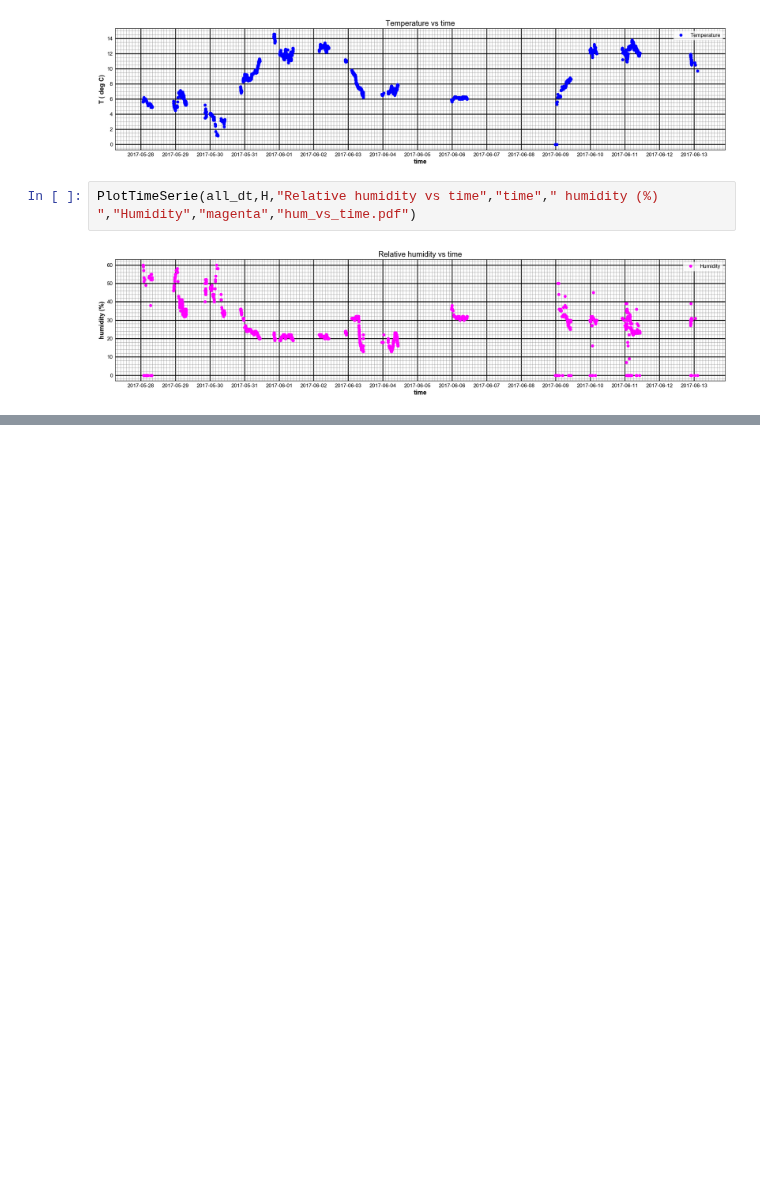
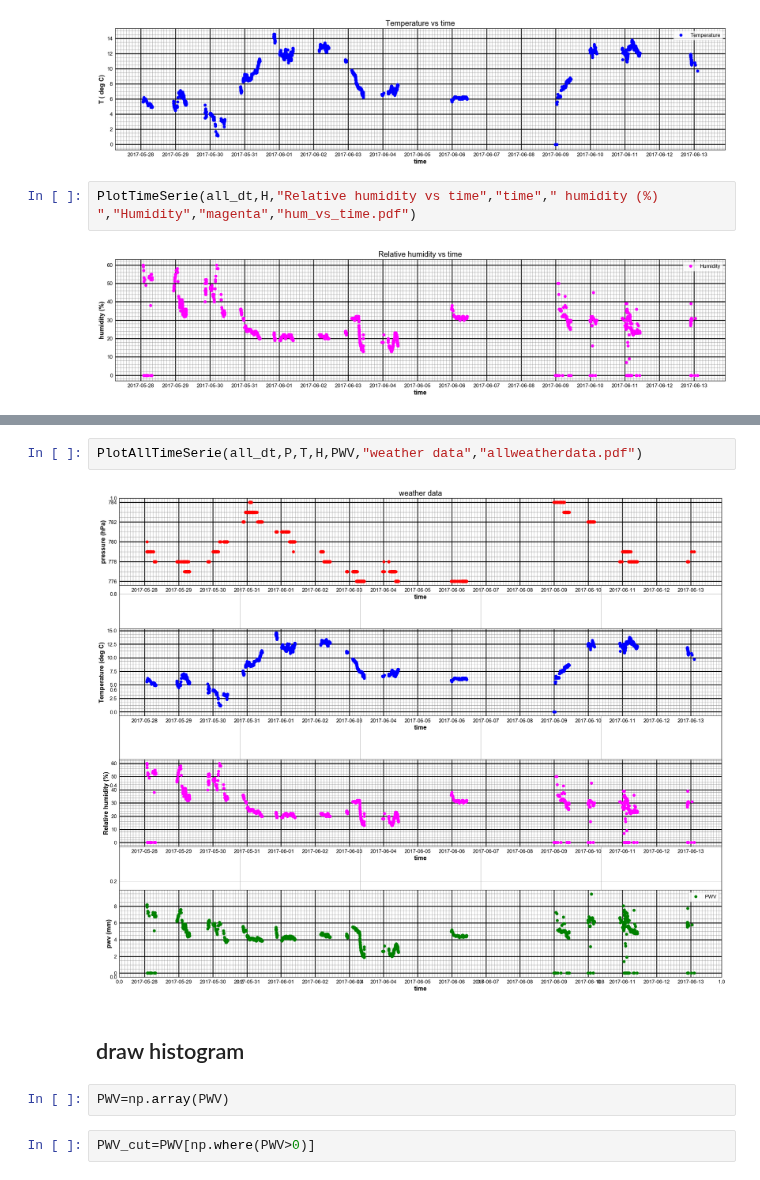
Before and after one commit to sylvielsstfr/CTIOAnaJun2017, a Jupyter notebook: weather/PltWeather.ipynb, the cells around one changed output, grey strips where cells are left out. Drawn from its saved outputs; the diff is of its cells as text; blank space fills up the shorter version.

```diff
--- a/weather/PltWeather.ipynb
+++ b/weather/PltWeather.ipynb
@@ -184,0 +272,10 @@ PlotTimeSerie(all_dt,H,"Relative humidity vs time","time"," humidity (%) ","Humi
+# %%
+PlotAllTimeSerie(all_dt,P,T,H,PWV,"weather data","allweatherdata.pdf")
+# %% [output]
+[figure, added]
+# %% [markdown]
+## draw histogram
+# %%
+PWV=np.array(PWV)
+# %%
+PWV_cut=PWV[np.where(PWV>0)]
```
Also changed, not shown: parts of 7 cells of this notebook, 1 other file.
